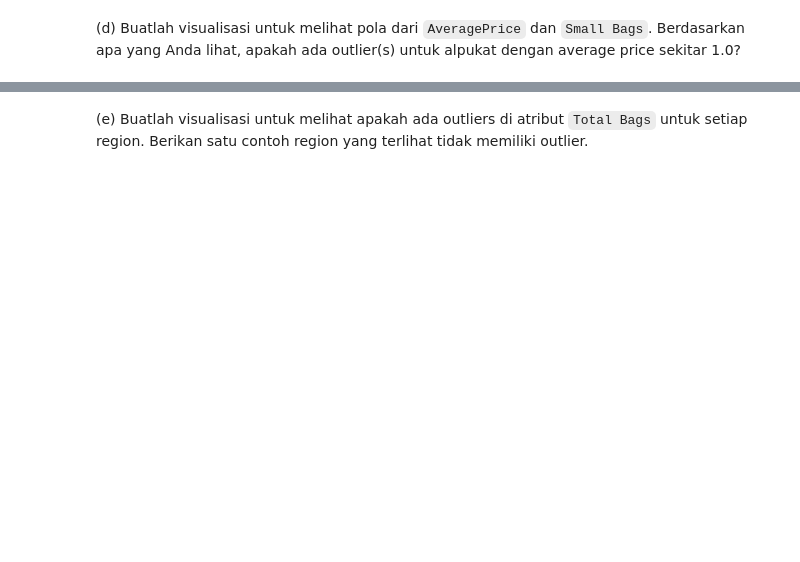
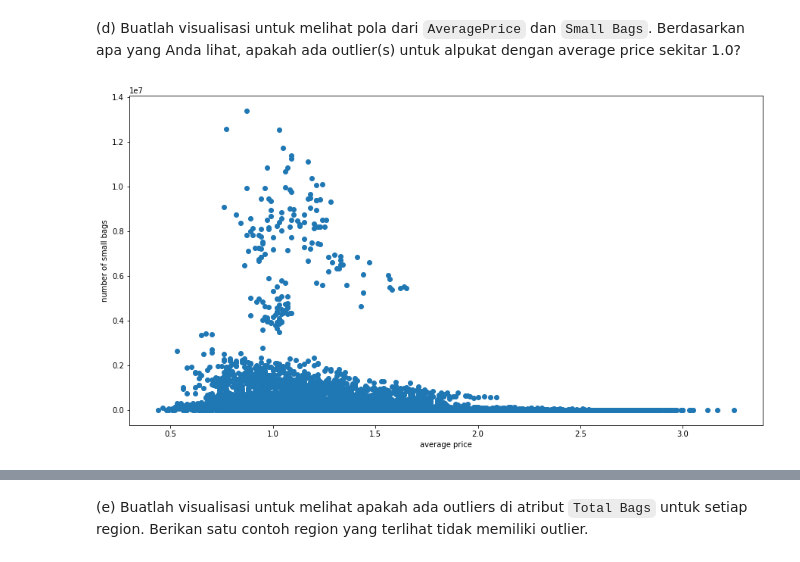
Before and after one commit to faisaladisoe/kasdd-lab, a Jupyter notebook: Lab 2/Lab 2 - Stats and DataViz.ipynb, the cells around one changed output, grey strips where cells are left out. Cells and saved outputs as stored; diff of their text form; code cells hidden in the pictures; blank space fills up the shorter version.

Commit message:
implement task number 2, remain 2f

```diff
--- a/Lab 2/Lab 2 - Stats and DataViz.ipynb
+++ b/Lab 2/Lab 2 - Stats and DataViz.ipynb
@@ -505,0 +572,11 @@ Beberapa kasus terkadang memiliki lebih dari satu "jawaban yang tepat", karena a
+# %%
+# 2(d) Implementasi kode di sini
+avePrice = list(avocado_df['AveragePrice'])
+smallBags = list(avocado_df['Small Bags'])
+
+plt.xlabel('average price')
+plt.ylabel('number of small bags')
+plt.scatter(avePrice, smallBags)
+plt.show()
+# %% [output]
+[figure, added]
```
Also changed, not shown: parts of 16 cells of this notebook.
